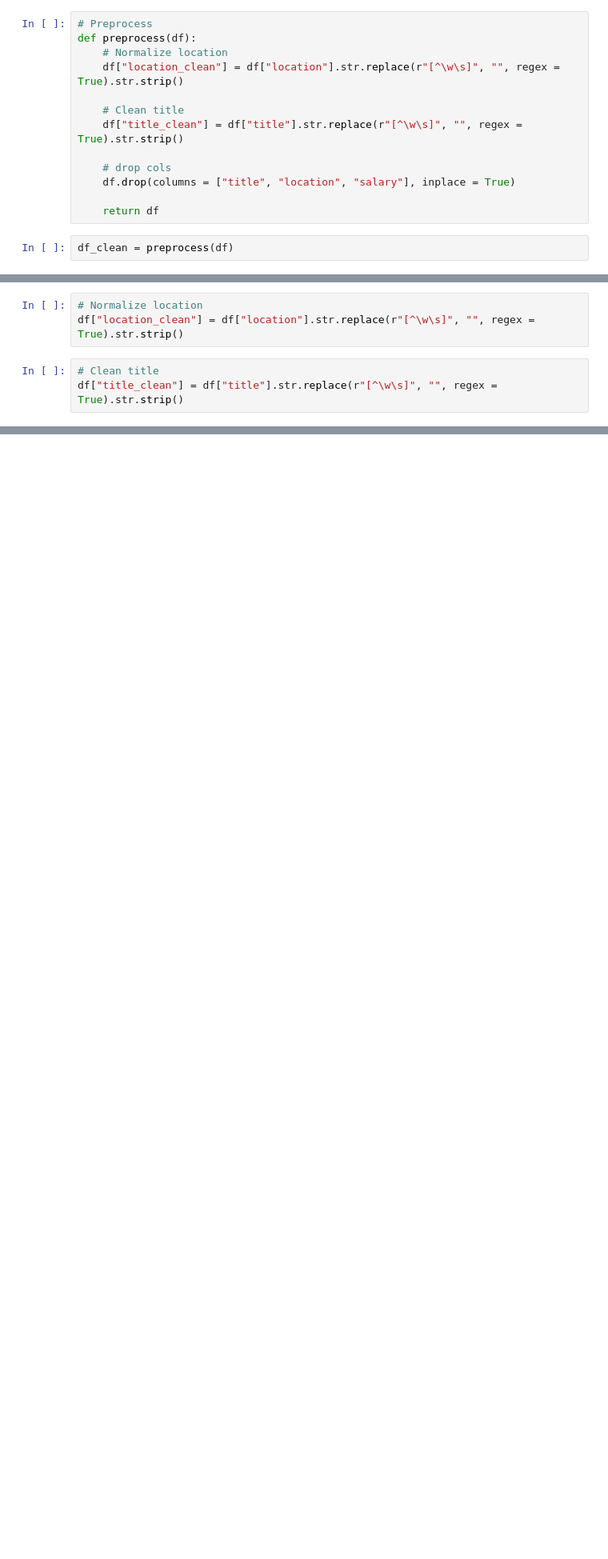
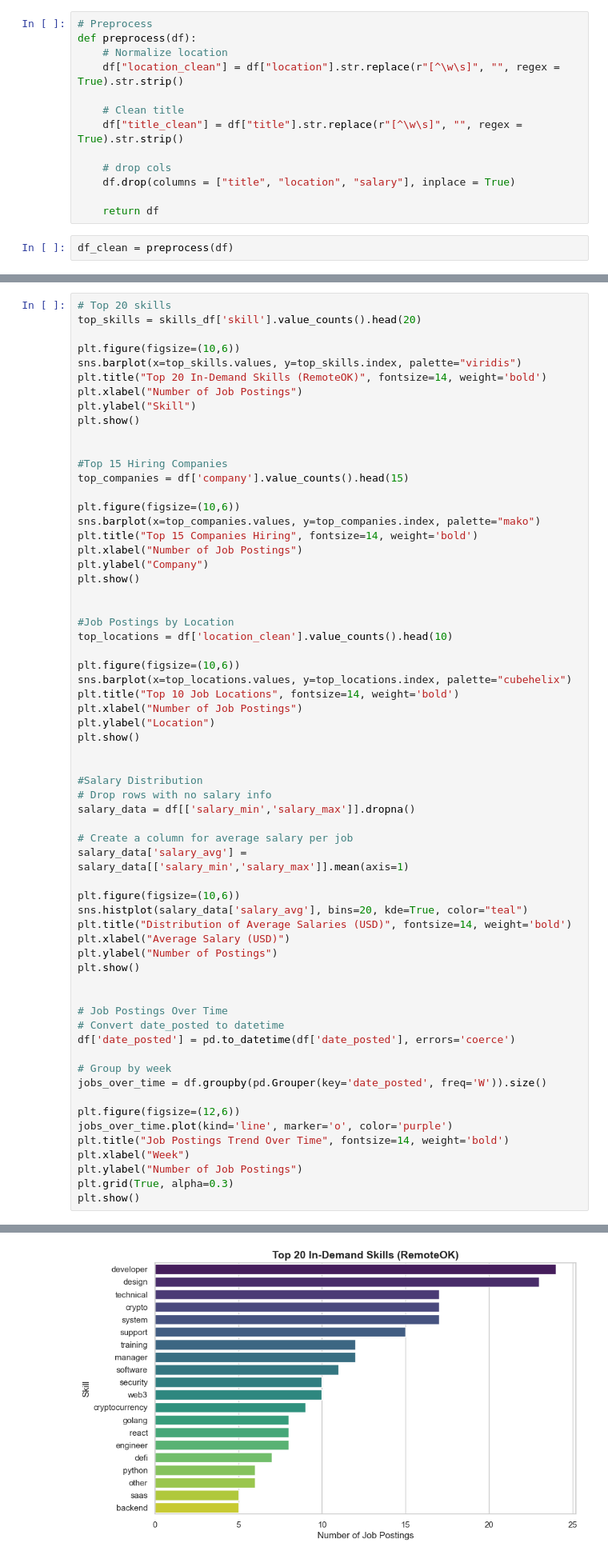
Before and after one commit to kanyi-Gabriel/job-market-wbscraper, a Jupyter notebook: web-scrap.ipynb, the cells around one changed output, grey strips where cells are left out. Shown: that part at 80% size. Saved outputs shown, nothing was run; the diff lists cells and outputs as text; blank space fills up the shorter version.

```diff
--- a/web-scrap.ipynb
+++ b/web-scrap.ipynb
@@ -170,9 +172,67 @@ df_clean.head()
 | 2 | Aguru UK | 2025-09-06T14:38:18+00:00 | [Engineer, Technical, Backend, ] | NaN | NaN | Europe | Senior DevOps Engineer |
 | 3 | JLS Trading Co | 2025-09-06T11:34:45+00:00 | [Marketing, Full Time, Remote, ] | 20000.0 | 60000.0 | Worldwide | Social Media Manager Shitposter F... |
 | 4 | MelodyIQ | 2025-09-05T06:16:35+00:00 | [Developer, JavaScript, React, , , ] | 80000.0 | 100000.0 | Worldwide | Mid level Backend Dev for SaaS th... |
-# %%
-# Normalize location
-df["location_clean"] = df["location"].str.replace(r"[^\w\s]", "", regex = True).str.strip()
-# %%
-# Clean title
-df["title_clean"] = df["title"].str.replace(r"[^\w\s]", "", regex = True).str.strip()
+# %%
+# Top 20 skills
+top_skills = skills_df['skill'].value_counts().head(20)
+
+plt.figure(figsize=(10,6))
+sns.barplot(x=top_skills.values, y=top_skills.index, palette="viridis")
+plt.title("Top 20 In-Demand Skills (RemoteOK)", fontsize=14, weight='bold')
+plt.xlabel("Number of Job Postings")
+plt.ylabel("Skill")
+plt.show()
+
+
+#Top 15 Hiring Companies
+top_companies = df['company'].value_counts().head(15)
+
+plt.figure(figsize=(10,6))
+sns.barplot(x=top_companies.values, y=top_companies.index, palette="mako")
+plt.title("Top 15 Companies Hiring", fontsize=14, weight='bold')
+plt.xlabel("Number of Job Postings")
+plt.ylabel("Company")
+plt.show()
+
+
+#Job Postings by Location
+top_locations = df['location_clean'].value_counts().head(10)
+
+plt.figure(figsize=(10,6))
+sns.barplot(x=top_locations.values, y=top_locations.index, palette="cubehelix")
+plt.title("Top 10 Job Locations", fontsize=14, weight='bold')
+plt.xlabel("Number of Job Postings")
+plt.ylabel("Location")
+plt.show()
+
+
+#Salary Distribution
+# Drop rows with no salary info
+salary_data = df[['salary_min','salary_max']].dropna()
+
+# Create a column for average salary per job
+salary_data['salary_avg'] = salary_data[['salary_min','salary_max']].mean(axis=1)
+
+plt.figure(figsize=(10,6))
+sns.histplot(salary_data['salary_avg'], bins=20, kde=True, color="teal")
+plt.title("Distribution of Average Salaries (USD)", fontsize=14, weight='bold')
+plt.xlabel("Average Salary (USD)")
+plt.ylabel("Number of Postings")
+plt.show()
+
+
+# Job Postings Over Time
+# Convert date_posted to datetime
+df['date_posted'] = pd.to_datetime(df['date_posted'], errors='coerce')
+
+# Group by week
+jobs_over_time = df.groupby(pd.Grouper(key='date_posted', freq='W')).size()
+
+plt.figure(figsize=(12,6))
+jobs_over_time.plot(kind='line', marker='o', color='purple')
+plt.title("Job Postings Trend Over Time", fontsize=14, weight='bold')
+plt.xlabel("Week")
+plt.ylabel("Number of Job Postings")
+plt.grid(True, alpha=0.3)
+plt.show()
+# %% [output]
@@ -178,0 +242 @@ df["title_clean"] = df["title"].str.replace(r"[^\w\s]", "", regex = True).str.st
+[figure, added]
```
Also changed, not shown: parts of 2 cells of this notebook, 4 other files.
